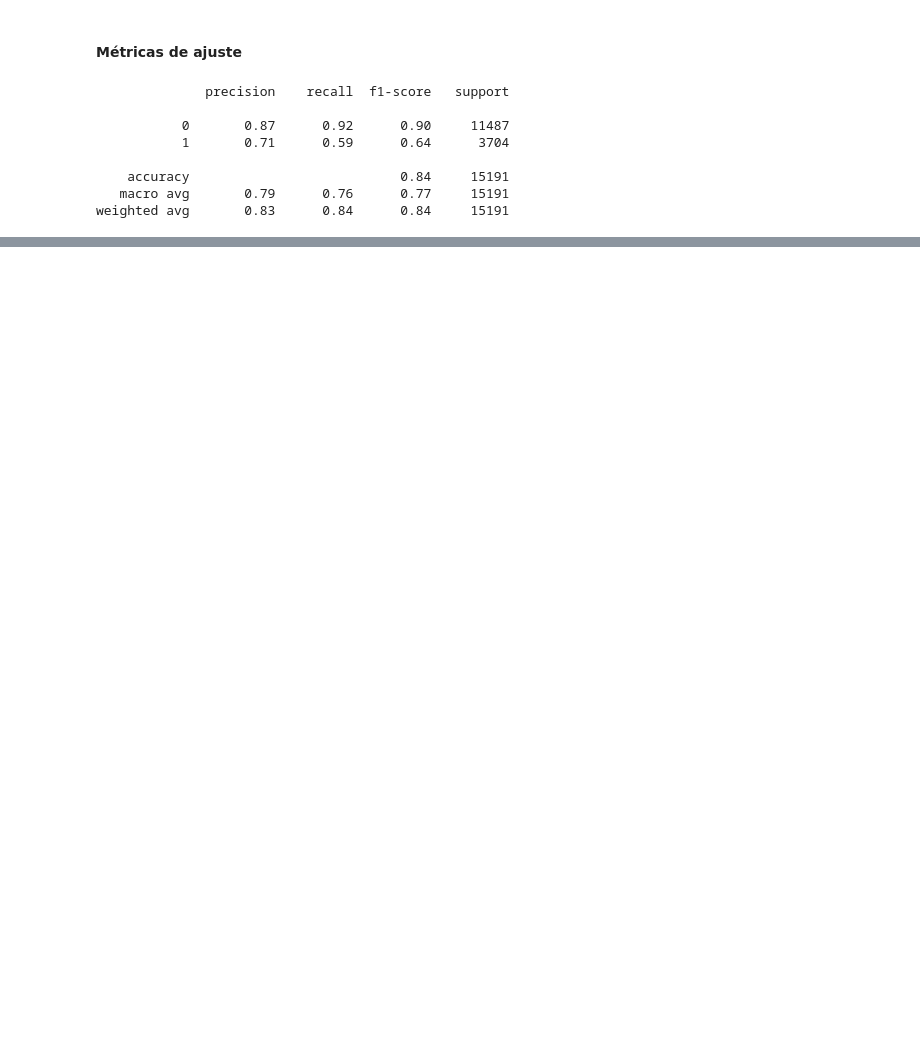
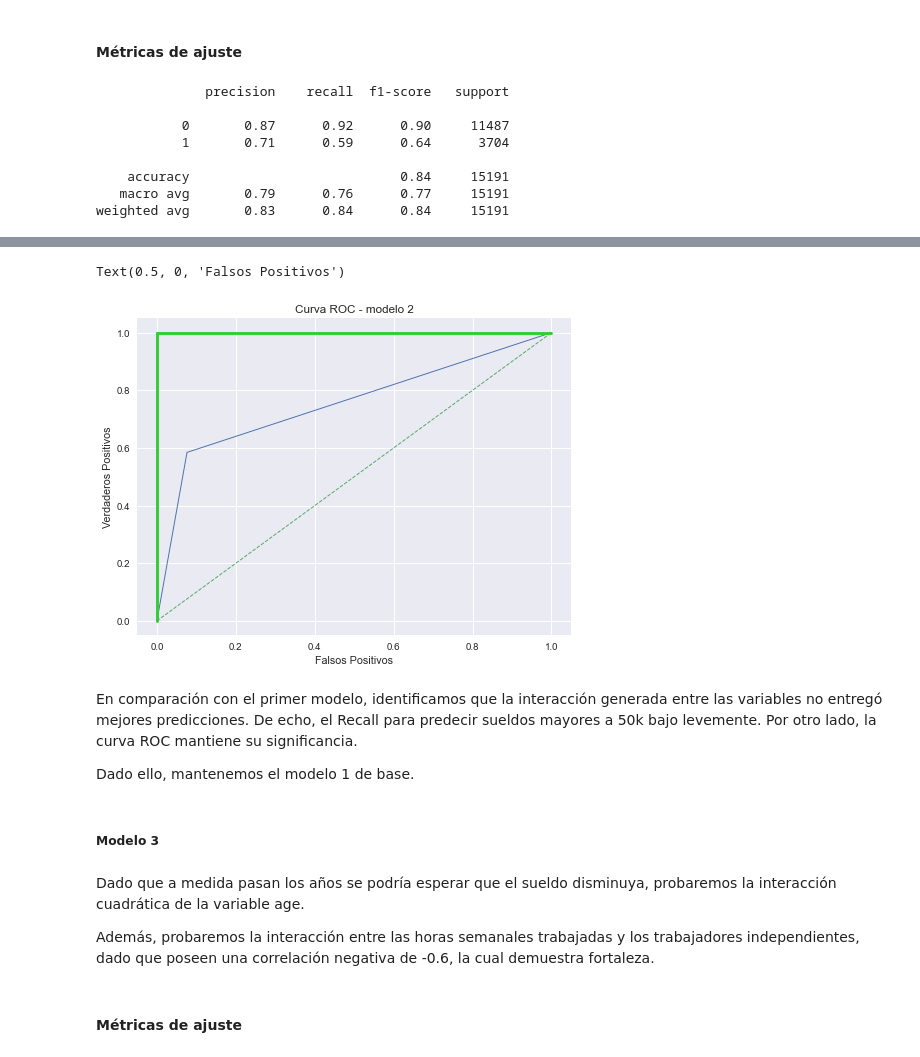
Before and after one commit to oportusgonzalo/data-science-desafio-latam, a Jupyter notebook: data-science-fundamentals/prueba/enunciado_1.ipynb, the cells around one changed output, grey strips where cells are left out. Cells and saved outputs as stored; diff of their text form; code cells hidden in the pictures; blank space fills up the shorter version.

```diff
--- a/data-science-fundamentals/prueba/enunciado_1.ipynb
+++ b/data-science-fundamentals/prueba/enunciado_1.ipynb
@@ -447,0 +404,25 @@ y_hat = modelo_1.predict(X_test_std)
+# %%
+def predict_(df, var_obj):
+    """Función que automatiza las predicciones por LogisticRegression.
+
+    Args:
+        df (dataframe): dataframe con todas las variables a introducir en el modelo, incluida la V.O
+        var_obj (str): variable objetivo
+
+    Returns:
+        array: vector de prueba y vector de predicciones
+    """
+    # separando matriz de atributos de vector objetivo
+    # utilizamos dataframe con variables significativas
+    mat_atr = df.drop(var_obj, axis=1)
+    vec_obj = df[var_obj]
+    # split de conjuntos de entrenamiento vs prueba
+    X_train, X_test, y_train, y_test = train_test_split(mat_atr, vec_obj, test_size=.33, random_state=1238)
+    # estandarizamos conjunto de entrenamiento
+    X_train_std = StandardScaler().fit_transform(X_train)
+    X_test_std = StandardScaler().fit_transform(X_test)
+    # ajustamos modelo sin alterar hiperparámetros
+    modelo_x =  LogisticRegression().fit(X_train_std, y_train)
+    # prediccion de clases y probabilidad
+    y_hat = modelo_x.predict(X_test_std)
+    return modelo_x, y_test, y_hat
@@ -479,0 +506,7 @@ ME FALTA:
+# %%
+df_sig_2 = df_sig.copy()
+df_sig_2['inter_age_never_married'] = df_sig['age'] * df_sig['civstatus_never_married']
+df_sig_2['inter_age_own_child'] = df_sig['age'] * df_sig['relationship_Own_child']
+# %%
+# realizamos predicciones
+modelo_2, y_test2, y_hat2 = predict_(df_sig_2, var_obj='income')
@@ -479,0 +526,24 @@ ME FALTA:
+# %%
+# curva roc
+false_positive, true_positive, threshold = roc_curve(y_test2, y_hat2)
+
+# grafico roc
+plt.title('Curva ROC - modelo 2')
+plt.plot(false_positive, true_positive, lw=1)
+plt.plot([0, 1], ls="--", lw=1)
+plt.plot([0, 0], [1, 0] , c='limegreen', lw=3), plt.plot([1, 1], c='limegreen', lw=3)
+plt.ylabel('Verdaderos Positivos')
+plt.xlabel('Falsos Positivos')
+# %% [output]
+Text(0.5, 0, 'Falsos Positivos')
+[figure, added]
+# %% [markdown]
+En comparación con el primer modelo, identificamos que la interacción generada entre las variables no entregó mejores predicciones. De echo, el Recall para predecir sueldos mayores a 50k bajo levemente. Por otro lado, la curva ROC mantiene su significancia.
+
+Dado ello, mantenemos el modelo 1 de base.
+# %% [markdown]
+##### Modelo 3
+# %% [markdown]
+Dado que a medida pasan los años se podría esperar que el sueldo disminuya, probaremos la interacción cuadrática de la variable age.
+
+Además, probaremos la interacción entre las horas semanales trabajadas y los trabajadores independientes, dado que poseen una correlación negativa de -0.6, la cual demuestra fortaleza.
@@ -479,0 +557,2 @@ ME FALTA:
+# %% [markdown]
+#### Métricas de ajuste
```
Also changed, not shown: parts of 38 cells of this notebook, 1 other file.
